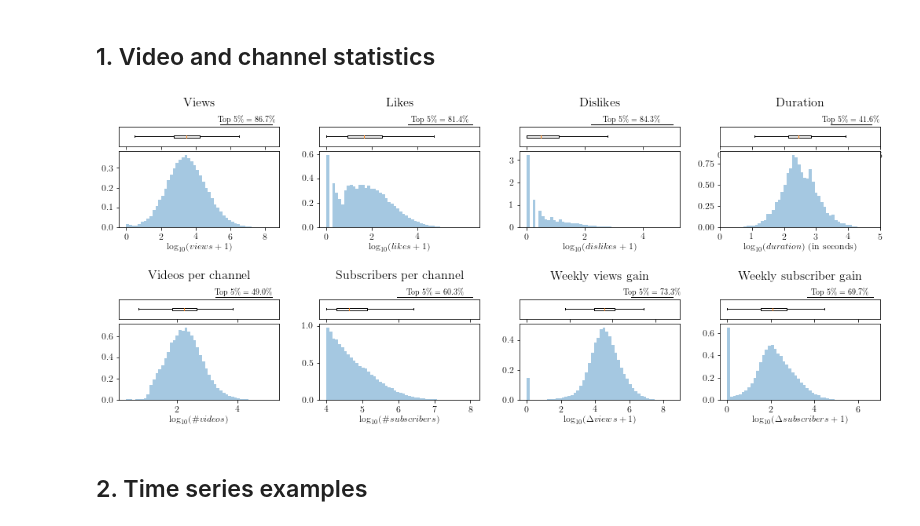
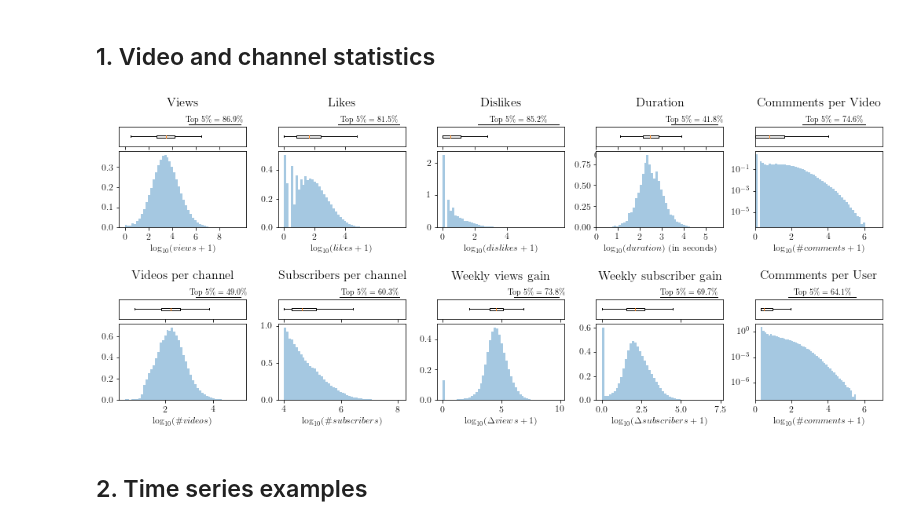
Before and after one commit to epfl-dlab/YouNiverse, a Jupyter notebook: notebooks/exploration.ipynb, the cells around one changed output. Saved outputs shown, nothing was run; the diff lists cells and outputs as text; code cells hidden in the pictures.

Commit message:
Adds comment-related stuff

```diff
--- a/notebooks/exploration.ipynb
+++ b/notebooks/exploration.ipynb
@@ -40,6 +40,10 @@ df_ch_f = pd.read_csv("/dlabdata1/youtube_large/df_channels_en.tsv.gz", compress
 df_vd_f["dummmy"] = 1
 df_sb_f["datetime"] = pd.to_datetime(df_sb_f["datetime"])
 df_ch_f["join_date"] = pd.to_datetime(df_ch_f["join_date"])
+# %%
+num_comments = pd.read_csv("/dlabdata1/youtube_large/num_comments.tsv.gz", compression="infer", sep="\t")
+num_comments_authors = pd.read_csv("/dlabdata1/youtube_large/num_comments_authors.tsv.gz", compression="infer",
+                                   sep="\t")
 # %% [markdown]
 ## 1. Video and channel statistics
 # %%
@@ -49,10 +53,10 @@ df_ch_f["videos_yt"] = df_ch_f["channel"].apply(lambda x: df_vd_vid_count[x])
 # %%
 import matplotlib.transforms as transforms
 
-fig, axs = plt.subplots(5, 4, figsize=(14, 6),
+fig, axs = plt.subplots(5, 5, figsize=(14, 6),
                          gridspec_kw={"wspace": 0.25, "hspace": 0.1,
                                       "height_ratios": [0.2, 0.8, 0.65, 0.2, 0.8]})
-N = 100000#len(df_vd_f)#136470
+N = len(df_vd_f)#136470
 
 kwargs = {'cumulative': False}
 
@@ -120,36 +124,79 @@ for idx, title in enumerate(titles):
     ax.set_xticks(xtickstmp)
     ax.set_xlim(xlimtmp)
 
+N = len(df_sb_f)#136470
+
 # Time series stuff
 df_tmp = df_sb_f.sample(N)
 titles = ["Weekly views gain", "Weekly subscriber gain"]
 cols = ["delta_views", "delta_subs"]
 xlabels = [r'$\log_{10}(\Delta views + 1)$',
            r'$\log_{10}(\Delta subscribers + 1)$']
 
 for idx, title in enumerate(titles):
     ax = axs[4, idx+2]
     sns.distplot(np.log10(df_tmp[cols[idx]] + 1), hist_kws=kwargs,
                  kde=False, kde_kws=kwargs, ax=ax, norm_hist=True)
     ax.set_xlabel(xlabels[idx])
     xtickstmp = ax.get_xticks()
     xlimtmp = ax.get_xlim()
 
     ax = axs[3, idx+2]
     ax.set_title(title, pad=25, size=16)
     vals = df_tmp[cols[idx]].dropna() + 1
     plot_box(ax, vals)
     plot_mean(ax, vals)
     ax.set_xticks(xtickstmp)
     ax.set_xlim(xlimtmp)
 
 for ax in axs[2, :]:
     ax.set_visible(False)
 
+
+for ax in axs[0:2, 4]:
+    ax.set_xticks([0, 2, 4, 6])
+    ax.set_xlim([0, 7])
+
+for ax in axs[3:, 4]:
+    ax.set_xticks([0, 2, 4, 6])
+    ax.set_xlim([0, 7])
+
+NC = 1000000000
+
+sns.distplot(np.log10(num_comments.num_comms.head(NC) + 1), kde=False,
+             kde_kws=kwargs, ax=axs[1, 4], norm_hist=True)
+sns.distplot(np.log10(num_comments_authors.video_id.head(NC) + 1), kde=False,
+             kde_kws=kwargs,  ax=axs[4, 4], norm_hist=True)
+
+# # axs[0, 0].set_title("Commments per Video", pad=25, size=16)
+# # axs[0, 1].set_title("Commments per Author", pad=25, size=16)
+
+ax = axs[0, 4]
+ax.set_title("Commments per Video", pad=25, size=16)
+vals = num_comments.num_comms.head(NC) + 1
+plot_box(ax, vals)
+plot_mean(ax, vals)
+ax.set_xticks([])
+
+
+ax = axs[3, 4]
+ax.set_title("Commments per User", pad=25, size=16)
+vals = num_comments_authors.video_id.head(NC) + 1
+plot_box(ax, vals)
+plot_mean(ax, vals)
+ax.set_xticks([])
+
+axs[1, 4].set_yscale("log")
+axs[4, 4].set_yscale("log")
+
+
+axs[1, 4].set_xlabel(r'$\log_{10}(\#comments + 1)$')
+axs[4, 4].set_xlabel(r'$\log_{10}(\#comments + 1)$')
+
 set_size(fig, size=(14, 6))
 fig.savefig("./images/video_metadata.pdf", bbox_inches="tight")
 # %% [output]
-[figure, old version]
+[figure, new version]
 # %% [markdown]
 ## 2. Time series examples
 # %%
```
Also changed, not shown: 4 other files.
